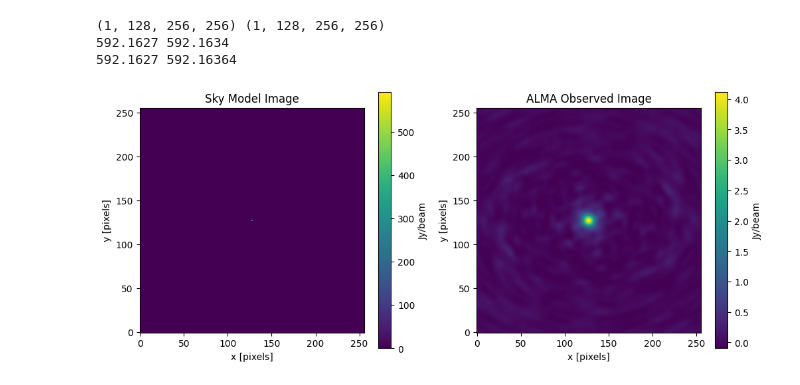
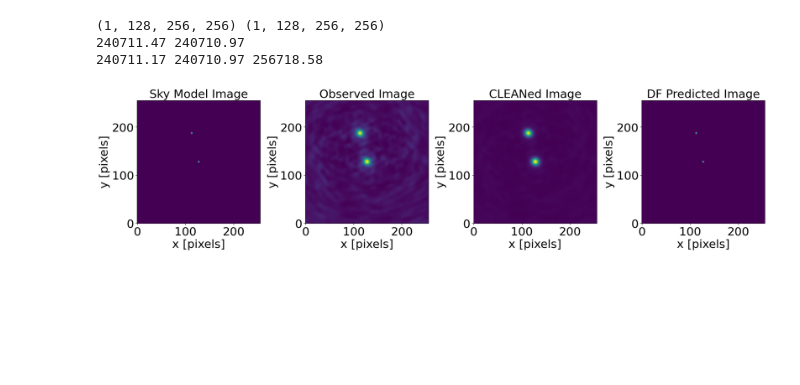
Before and after one commit to MicheleDelliVeneri/ALMASim, a Jupyter notebook: tester.ipynb, the cells around one changed output. Drawn from its saved outputs; the diff is of its cells as text; code cells hidden in the pictures; blank space fills up the shorter version.

```diff
--- a/tester.ipynb
+++ b/tester.ipynb
@@ -11,34 +11,53 @@ import main as mn
 def image_from_cube(cube):
     return np.sum(cube[0], axis=0)
 
-def plot_images(clean, dirty):
+def plot_images(clean, dirty, tclean, prediction, fsize=20):
     import matplotlib.pyplot as plt
-    fig, ax = plt.subplots(1, 2, figsize=(12, 5))
+    import matplotlib as mpl
+    mpl.rcParams['axes.labelsize'] = fsize
+    mpl.rcParams['axes.titlesize'] = fsize
+    mpl.rcParams['xtick.labelsize'] = fsize
+    mpl.rcParams['ytick.labelsize'] = fsize
+    mpl.rcParams['legend.fontsize'] = fsize
+    fig, ax = plt.subplots(1, 4, figsize=(26, 5))
     ax[0].imshow(clean, origin='lower')
     ax[1].imshow(dirty, origin='lower')
-    plt.colorbar(ax[0].imshow(clean, origin='lower'), ax=ax[0], label='Jy/beam')
-    plt.colorbar(ax[1].imshow(dirty, origin='lower'), ax=ax[1], label='Jy/beam')
+    ax[2].imshow(tclean, origin='lower')
+    ax[3].imshow(prediction, origin='lower')
+    #plt.colorbar(ax[0].imshow(clean, origin='lower'), ax=ax[0], label='Jy/px')
+    #plt.colorbar(ax[1].imshow(dirty, origin='lower'), ax=ax[1], label='Jy/px')
+    #plt.colorbar(ax[2].imshow(tclean, origin='lower'), ax=ax[2], label='Jy/px')
+    #plt.colorbar(ax[3].imshow(clean, origin='lower'), ax=ax[3], label='Jy/px')
     ax[0].set_title('Sky Model Image')
-    ax[1].set_title('ALMA Observed Image')
+    ax[1].set_title('Observed Image')
+    ax[2].set_title('CLEANed Image')
+    ax[3].set_title('DF Predicted Image')
     ax[0].set_xlabel('x [pixels]')
     ax[0].set_ylabel('y [pixels]')
     ax[1].set_xlabel('x [pixels]')
     ax[1].set_ylabel('y [pixels]')
+    ax[2].set_xlabel('x [pixels]')
+    ax[2].set_ylabel('y [pixels]')
+    ax[3].set_xlabel('x [pixels]')
+    ax[3].set_ylabel('y [pixels]')
     plt.show()
 # %%
-data_path = '/home/michele/casa-data/point-simulations-3'
-i = 0
+data_path = '/home/michele/casa-data/gaussian-simulations-6'
+output_path = '/home/michele/casa-data/gaussian-simulations-6/output'
+i = 3
 dirty, _ = sm.load_fits(data_path + '/dirty_cube_{}.fits'.format(i))
 clean, _ = sm.load_fits(data_path + '/clean_cube_{}.fits'.format(i))
+tclean, _ = sm.load_fits(data_path + '/tclean_cube_{}.fits'.format(i))
+prediction, _ = sm.load_fits(output_path + '/prediction_cube_{}.fits'.format(i))
 print(dirty.shape, clean.shape)
 print(np.sum(clean), np.sum(dirty))
-
 clean_image = image_from_cube(clean)
 dirty_image = image_from_cube(dirty)
-print(np.sum(clean_image), np.sum(dirty_image))
-plot_images(clean_image, dirty_image)
+tclean_image = image_from_cube(tclean)
+prediction_image = image_from_cube(prediction)
+plot_images(clean_image, dirty_image, tclean_image, prediction_image, fsize=26)
 # %% [output]
 (1, 128, 256, 256) (1, 128, 256, 256)
-592.1627 592.1634
-592.1627 592.16364
+240711.47 240710.97
+240711.17 240710.97 256718.58
-[figure, old version]
+[figure, new version]
```
Also changed, not shown: 2 other files.
